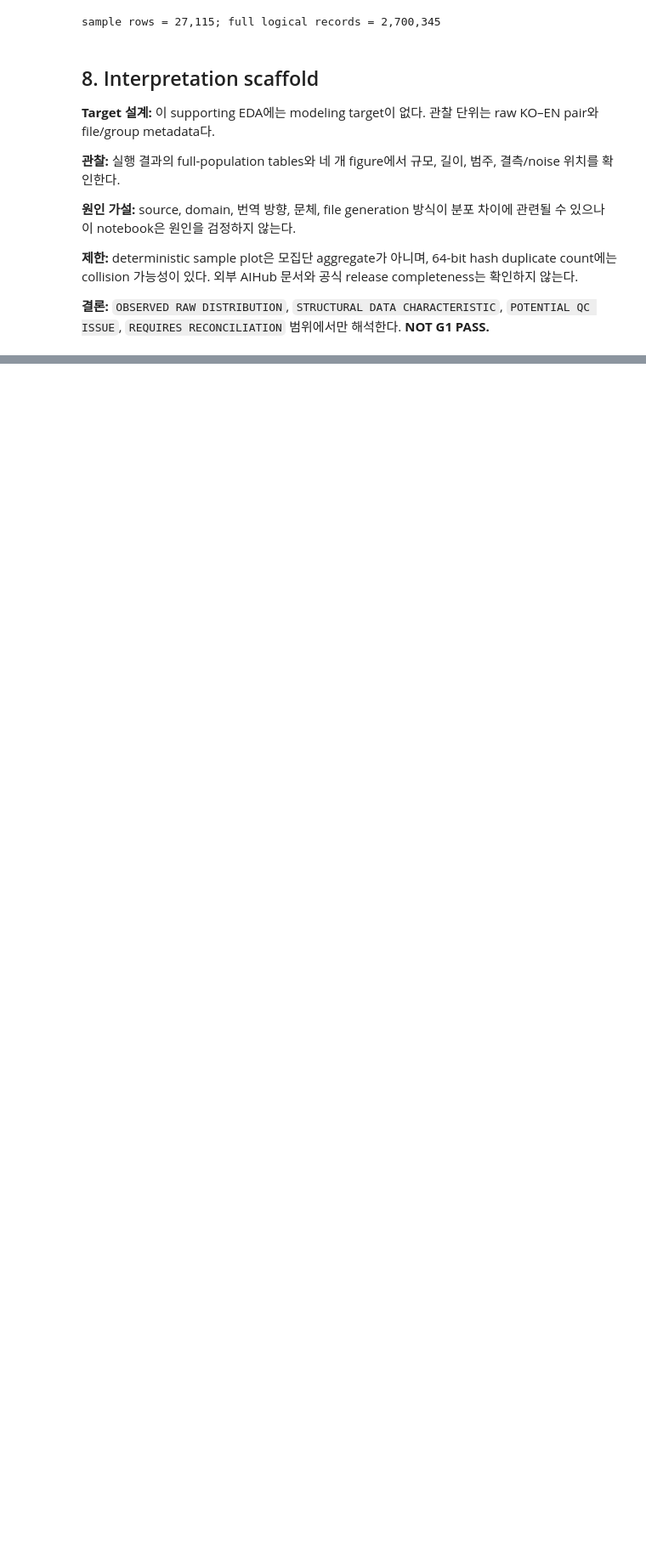
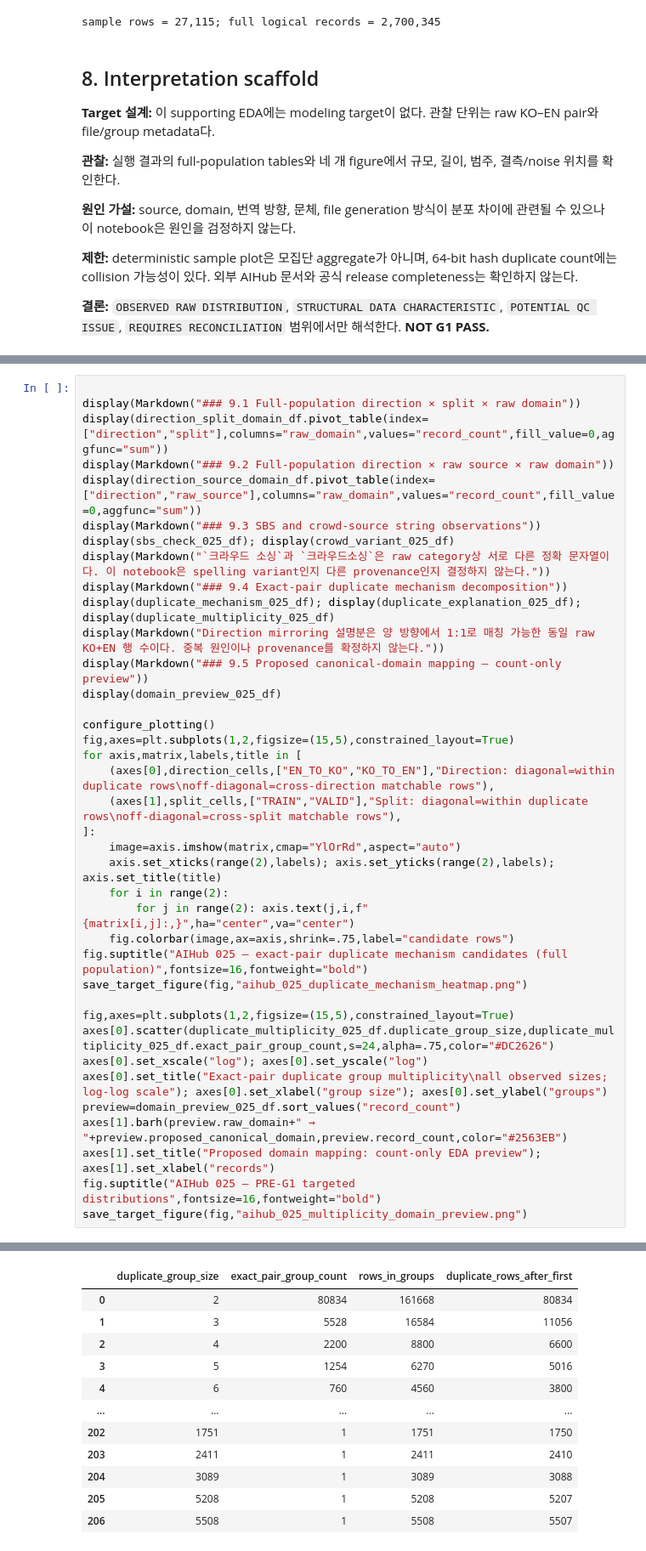
Before and after one commit to Siegfriex/Tokenization_Premium, a Jupyter notebook: notebooks/exploratory/raw/EDA_RAW_AIHUB_025_daily_conversation_parallel.ipynb, the cells around one changed output, grey strips where cells are left out. Shown at 85% size. Drawn from its saved outputs; the diff is of its cells as text; blank space fills up the shorter version.

```diff
--- a/notebooks/exploratory/raw/EDA_RAW_AIHUB_025_daily_conversation_parallel.ipynb
+++ b/notebooks/exploratory/raw/EDA_RAW_AIHUB_025_daily_conversation_parallel.ipynb
@@ -260,0 +414,39 @@ sample rows = 27,115; full logical records = 2,700,345
+# %%
+
+display(Markdown("### 9.1 Full-population direction × split × raw domain"))
+display(direction_split_domain_df.pivot_table(index=["direction","split"],columns="raw_domain",values="record_count",fill_value=0,aggfunc="sum"))
+display(Markdown("### 9.2 Full-population direction × raw source × raw domain"))
+display(direction_source_domain_df.pivot_table(index=["direction","raw_source"],columns="raw_domain",values="record_count",fill_value=0,aggfunc="sum"))
+display(Markdown("### 9.3 SBS and crowd-source string observations"))
+display(sbs_check_025_df); display(crowd_variant_025_df)
+display(Markdown("`크라우드 소싱`과 `크라우드소싱`은 raw category상 서로 다른 정확 문자열이다. 이 notebook은 spelling variant인지 다른 provenance인지 결정하지 않는다."))
+display(Markdown("### 9.4 Exact-pair duplicate mechanism decomposition"))
+display(duplicate_mechanism_025_df); display(duplicate_explanation_025_df); display(duplicate_multiplicity_025_df)
+display(Markdown("Direction mirroring 설명분은 양 방향에서 1:1로 매칭 가능한 동일 raw KO+EN 행 수이다. 중복 원인이나 provenance를 확정하지 않는다."))
+display(Markdown("### 9.5 Proposed canonical-domain mapping — count-only preview"))
+display(domain_preview_025_df)
+
+configure_plotting()
+fig,axes=plt.subplots(1,2,figsize=(15,5),constrained_layout=True)
+for axis,matrix,labels,title in [
+    (axes[0],direction_cells,["EN_TO_KO","KO_TO_EN"],"Direction: diagonal=within duplicate rows\noff-diagonal=cross-direction matchable rows"),
+    (axes[1],split_cells,["TRAIN","VALID"],"Split: diagonal=within duplicate rows\noff-diagonal=cross-split matchable rows"),
+]:
+    image=axis.imshow(matrix,cmap="YlOrRd",aspect="auto")
+    axis.set_xticks(range(2),labels); axis.set_yticks(range(2),labels); axis.set_title(title)
+    for i in range(2):
+        for j in range(2): axis.text(j,i,f"{matrix[i,j]:,}",ha="center",va="center")
+    fig.colorbar(image,ax=axis,shrink=.75,label="candidate rows")
+fig.suptitle("AIHub 025 — exact-pair duplicate mechanism candidates (full population)",fontsize=16,fontweight="bold")
+save_target_figure(fig,"aihub_025_duplicate_mechanism_heatmap.png")
+
+fig,axes=plt.subplots(1,2,figsize=(15,5),constrained_layout=True)
+axes[0].scatter(duplicate_multiplicity_025_df.duplicate_group_size,duplicate_multiplicity_025_df.exact_pair_group_count,s=24,alpha=.75,color="#DC2626")
+axes[0].set_xscale("log"); axes[0].set_yscale("log")
+axes[0].set_title("Exact-pair duplicate group multiplicity\nall observed sizes; log-log scale"); axes[0].set_xlabel("group size"); axes[0].set_ylabel("groups")
+preview=domain_preview_025_df.sort_values("record_count")
+axes[1].barh(preview.raw_domain+" → "+preview.proposed_canonical_domain,preview.record_count,color="#2563EB")
+axes[1].set_title("Proposed domain mapping: count-only EDA preview"); axes[1].set_xlabel("records")
+fig.suptitle("AIHub 025 — PRE-G1 targeted distributions",fontsize=16,fontweight="bold")
+save_target_figure(fig,"aihub_025_multiplicity_domain_preview.png")
+# %% [output]
@@ -260,0 +486,12 @@ sample rows = 27,115; full logical records = 2,700,345
+|  | duplicate_group_size | exact_pair_group_count | rows_in_groups | duplicate_rows_after_first |
+| 0 | 2 | 80834 | 161668 | 80834 |
+| 1 | 3 | 5528 | 16584 | 11056 |
+| 2 | 4 | 2200 | 8800 | 6600 |
+| 3 | 5 | 1254 | 6270 | 5016 |
+| 4 | 6 | 760 | 4560 | 3800 |
+| ... | ... | ... | ... | ... |
+| 202 | 1751 | 1 | 1751 | 1750 |
+| 203 | 2411 | 1 | 2411 | 2410 |
+| 204 | 3089 | 1 | 3089 | 3088 |
+| 205 | 5208 | 1 | 5208 | 5207 |
+| 206 | 5508 | 1 | 5508 | 5507 |
```
Also changed, not shown: parts of 3 cells of this notebook, 24 other files.
